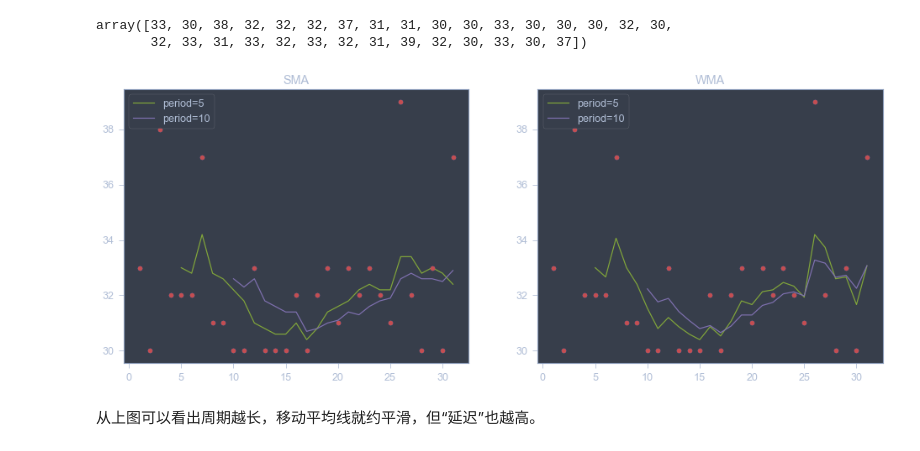
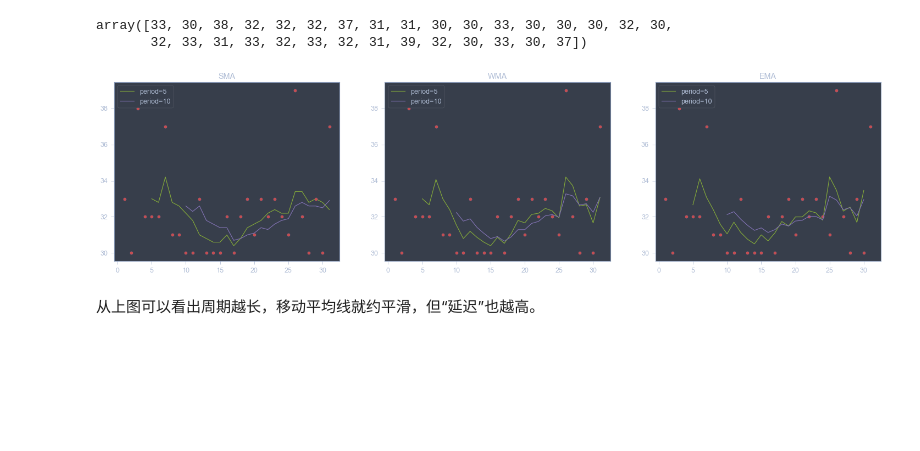
Before and after one commit to szlevinli/mathematics, a Jupyter notebook: notebooks/moving_average.ipynb, the cells around one changed output. Cells and saved outputs as stored; diff of their text form; code cells hidden in the pictures; blank space fills up the shorter version.

```diff
--- a/notebooks/moving_average.ipynb
+++ b/notebooks/moving_average.ipynb
@@ -132,7 +172,7 @@ def WMA(x, period=5):
 
     Returns:
     --------
-    ndarray - 移动平局线
+    ndarray - 权重移动平局线
     """
     if x.size < period:
         return np.array([x.mean()])
@@ -145,36 +185,72 @@ def WMA(x, period=5):
         tmp = np.average(tmp, weights=w)
         y.append(tmp)
     return np.array(y)
+
+
+def EMA(x, period=5):
+    """Exponential Moving Average
+    WMA算法，输入数据长度 L，输出数据长度 L - period + 1。
+    如果 L < period，则直接返回输入数据的平均值。
+
+    Parameters:
+    -----------
+    x {ndarray}: 输入数据
+    period {int}: 周期
+
+    Returns:
+    --------
+    ndarray - 指数移动平局线
+    """
+    if x.size < period:
+        return np.array([x.mean()])
+    # 1. 计算初始值
+    ema_init = x[:period].mean()
+    # 2. 计算 K 值 smooth constant
+    k = 2 / (period + 1)
+    # 3. 计算 EMA
+    y = []
+    for i in np.arange(period, x.size):
+        ema = (x[i] - ema_init) * k + ema_init
+        y.append(ema)
+        ema_init = ema
+    return np.array(y)
 # %%
 ################################################################################
 # 图表展示
 ################################################################################
 def plot_ma(data, ma, period=5):
     # 画原始数据
     x_o = np.arange(data.size) + 1
     plt.plot(x_o, data, 'o')
     # 画移动平均线
     y = ma(data, period=period)
     x = np.arange(y.size) + period
     plt.plot(x, y, label=f'period={period}')
 
 
 fig = plt.figure(figsize=(25, 6))
 # plot SMA
 plt.subplot(131)
 plot_ma(temperature, SMA, period=5)
 plot_ma(temperature, SMA, period=10)
 plt.title('SMA')
 plt.legend()
 # plot WMA
 plt.subplot(132)
 plot_ma(temperature, WMA, period=5)
 plot_ma(temperature, WMA, period=10)
 plt.title('WMA')
 plt.legend()
+# plot EMA
+# plot WMA
+plt.subplot(133)
+plot_ma(temperature, EMA, period=5)
+plot_ma(temperature, EMA, period=10)
+plt.title('EMA')
+plt.legend()
 
 plt.show()
 # %% [output]
-[figure, old version]
+[figure, new version]
 # %% [markdown]
 <span class="girk">从上图可以看出周期越长，移动平均线就约平滑，但“延迟”也越高。</span>
```
Also changed, not shown: parts of 4 cells of this notebook.
